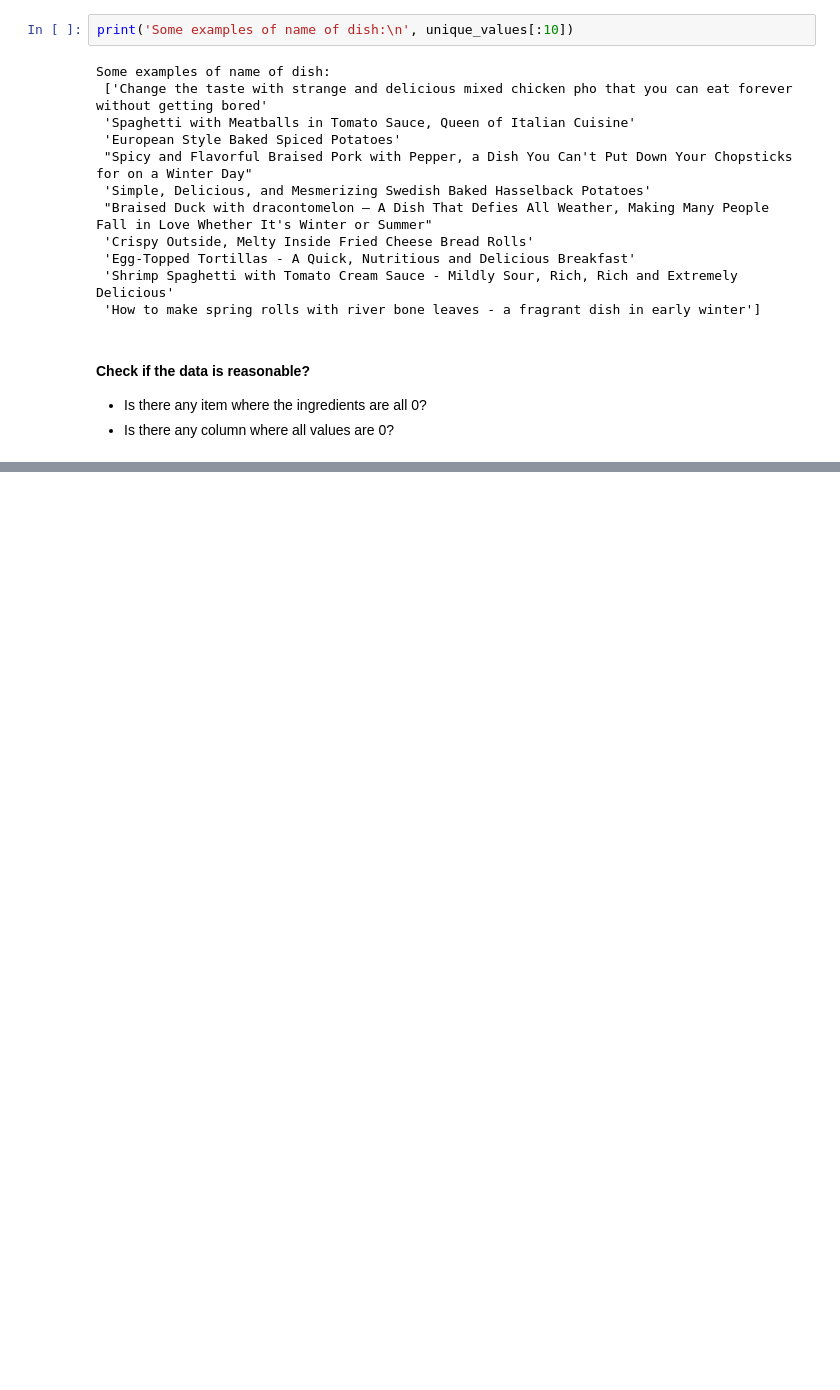
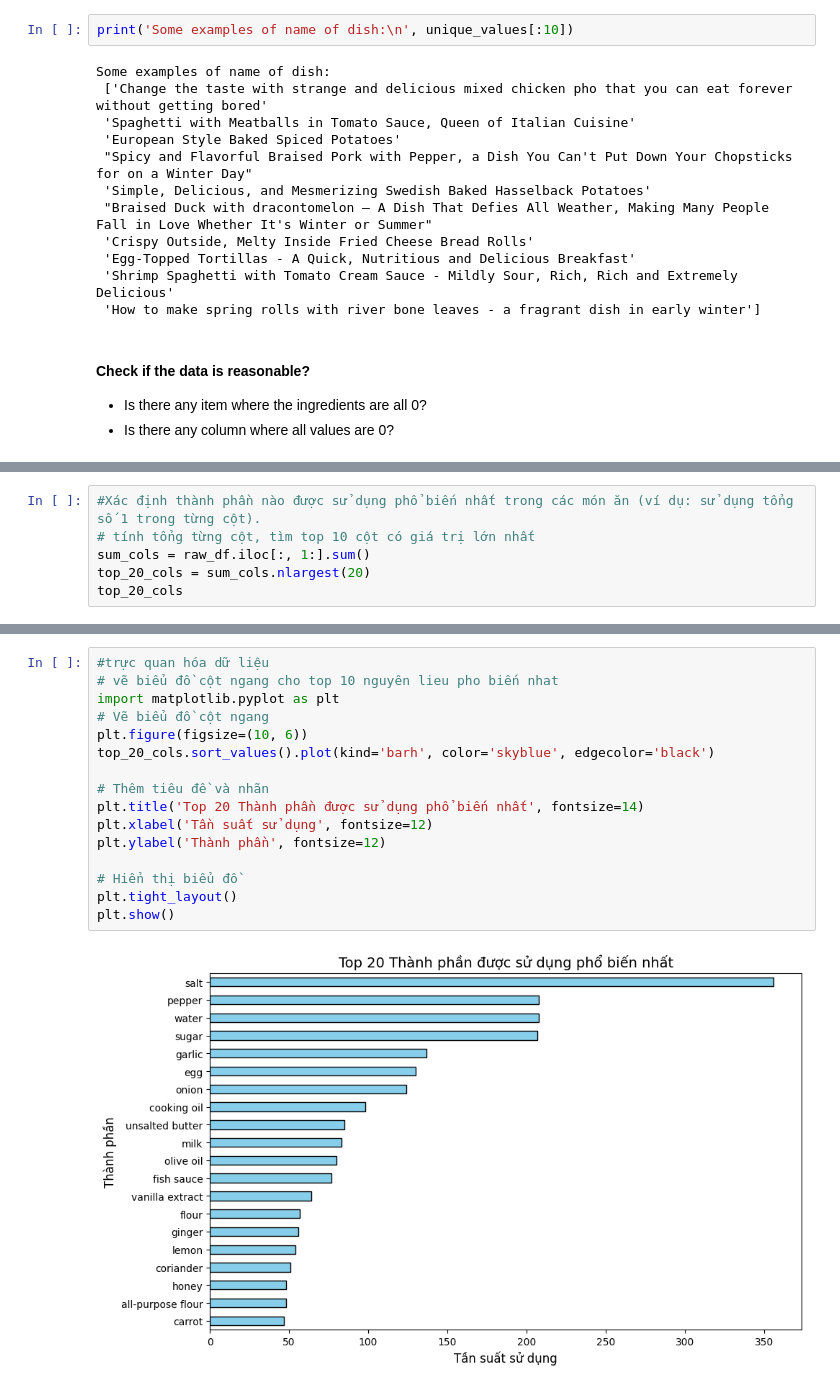
Before and after one commit to richardnguyen0715/IngredientsAnalysisAndRecommendationSystem, a Jupyter notebook: Source/Data Exploration/DataExploration.ipynb, the cells around one changed output, grey strips where cells are left out. Saved outputs shown, nothing was run; the diff lists cells and outputs as text; blank space fills up the shorter version.

```diff
--- a/Source/Data Exploration/DataExploration.ipynb
+++ b/Source/Data Exploration/DataExploration.ipynb
@@ -207,0 +207,6 @@ Remove all zero ingredients rows.
+# %%
+#Xác định thành phần nào được sử dụng phổ biến nhất trong các món ăn (ví dụ: sử dụng tổng số 1 trong từng cột).
+# tính tổng từng cột, tìm top 10 cột có giá trị lớn nhất
+sum_cols = raw_df.iloc[:, 1:].sum()
+top_20_cols = sum_cols.nlargest(20)
+top_20_cols
@@ -207,0 +231,18 @@ Remove all zero ingredients rows.
+# %%
+#trực quan hóa dữ liệu
+# vẽ biểu đồ cột ngang cho top 10 nguyên lieu pho biến nhat
+import matplotlib.pyplot as plt
+# Vẽ biểu đồ cột ngang
+plt.figure(figsize=(10, 6))
+top_20_cols.sort_values().plot(kind='barh', color='skyblue', edgecolor='black')
+
+# Thêm tiêu đề và nhãn
+plt.title('Top 20 Thành phần được sử dụng phổ biến nhất', fontsize=14)
+plt.xlabel('Tần suất sử dụng', fontsize=12)
+plt.ylabel('Thành phần', fontsize=12)
+
+# Hiển thị biểu đồ
+plt.tight_layout()
+plt.show()
+# %% [output]
+[figure, added]
```
Also changed, not shown: parts of 10 cells of this notebook.
